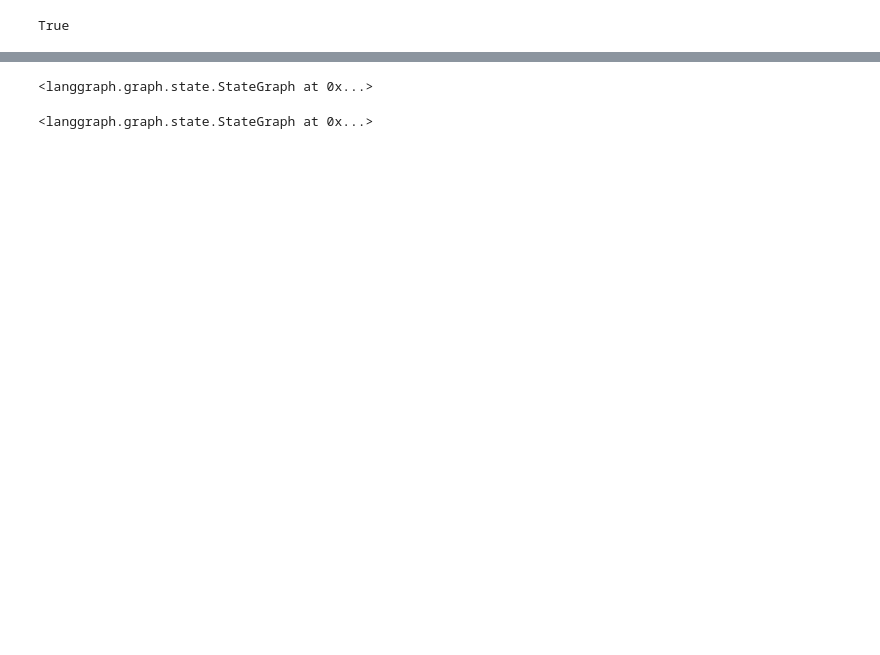
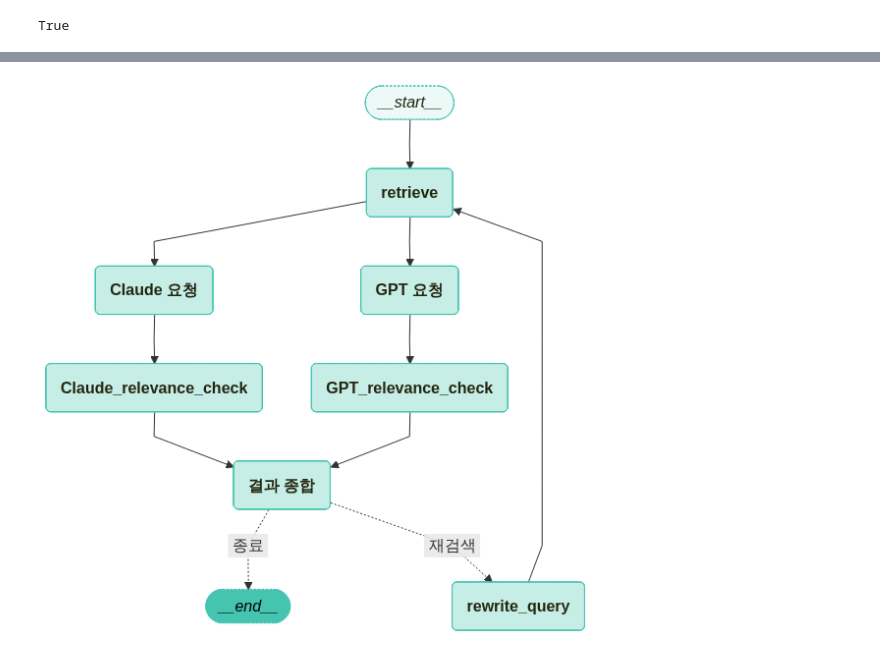
Before and after one commit to Jake-Song/RAG-end2end, a Jupyter notebook: langgraph.ipynb, the cells around one changed output, grey strips where cells are left out. Drawn from its saved outputs; the diff is of its cells as text; code cells hidden in the pictures; blank space fills up the shorter version.

```diff
--- a/langgraph.ipynb
+++ b/langgraph.ipynb
@@ -116,10 +5,0 @@ graph_builder.add_node("chatbot", chatbot)
-# %%
-# 시작 노드에서 챗봇 노드로의 엣지 추가
-graph_builder.add_edge(START, "chatbot")
-# %% [output]
-<langgraph.graph.state.StateGraph at 0x...>
-# %%
-# 그래프에 엣지 추가
-graph_builder.add_edge("chatbot", END)
-# %% [output]
-<langgraph.graph.state.StateGraph at 0x...>
@@ -128,0 +103,69 @@ graph = graph_builder.compile()
+# %%
+from langgraph.graph import END, StateGraph
+from langgraph.checkpoint.memory import MemorySaver
+from langchain_teddynote.graphs import visualize_graph
+
+# (1): Conventional RAG
+# (2): 재검색
+# (3): 멀티 LLM
+# (4): 쿼리 재작성
+
+
+# langgraph.graph에서 StateGraph와 END를 가져옵니다.
+workflow = StateGraph(GraphState)
+
+# 노드를 추가합니다.
+workflow.add_node("retrieve", retrieve)
+
+workflow.add_node("rewrite_query", rewrite_query)  # (4)
+
+workflow.add_node("GPT 요청", llm_gpt_execute)
+workflow.add_node("Claude 요청", llm_claude_execute)  # (3)
+workflow.add_node("GPT_relevance_check", relevance_check)
+workflow.add_node("Claude_relevance_check", relevance_check)  # (3)
+workflow.add_node("결과 종합", sum_up)
+
+# 각 노드들을 연결합니다.
+workflow.add_edge("retrieve", "GPT 요청")
+workflow.add_edge("retrieve", "Claude 요청")  # (3)
+workflow.add_edge("rewrite_query", "retrieve")  # (4)
+workflow.add_edge("GPT 요청", "GPT_relevance_check")
+workflow.add_edge("GPT_relevance_check", "결과 종합")
+workflow.add_edge("Claude 요청", "Claude_relevance_check")  # (3)
+workflow.add_edge("Claude_relevance_check", "결과 종합")  # (3)
+
+workflow.add_edge("결과 종합", END)  # (2) - off
+
+# 조건부 엣지를 추가합니다. (2), (4)
+# workflow.add_conditional_edges(
+#     "결과 종합",  # 관련성 체크 노드에서 나온 결과를 is_relevant 함수에 전달합니다.
+#     decision,
+#     {
+#         "재검색": "retrieve",  # 관련성이 있으면 종료합니다.
+#         "종료": END,  # 관련성 체크 결과가 모호하다면 다시 답변을 생성합니다.
+#     },
+# )
+
+# 조건부 엣지를 추가합니다. (4)
+workflow.add_conditional_edges(
+    "결과 종합",  # 관련성 체크 노드에서 나온 결과를 is_relevant 함수에 전달합니다.
+    decision,
+    {
+        "재검색": "rewrite_query",  # 관련성이 있으면 종료합니다.
+        "종료": END,  # 관련성 체크 결과가 모호하다면 다시 답변을 생성합니다.
+    },
+)
+
+# 시작점을 설정합니다.
+workflow.set_entry_point("retrieve")
+
+# 기록을 위한 메모리 저장소를 설정합니다.
+memory = MemorySaver()
+
+# 그래프를 컴파일합니다.
+app = workflow.compile(checkpointer=memory)
+
+# 그래프 시각화
+visualize_graph(app)
+# %% [output]
+[figure, added]
```
Also changed, not shown: parts of 14 cells of this notebook, 6 other files.
